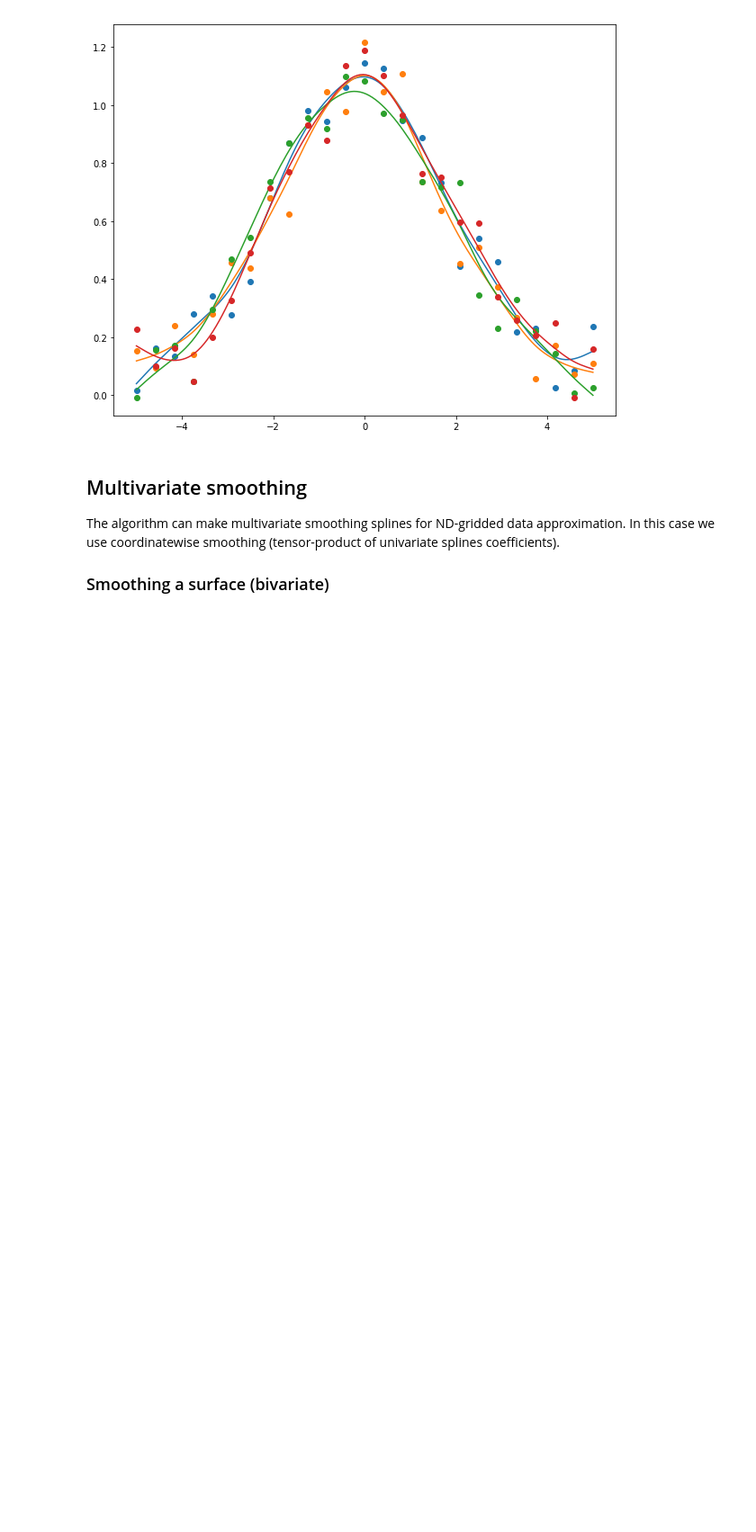
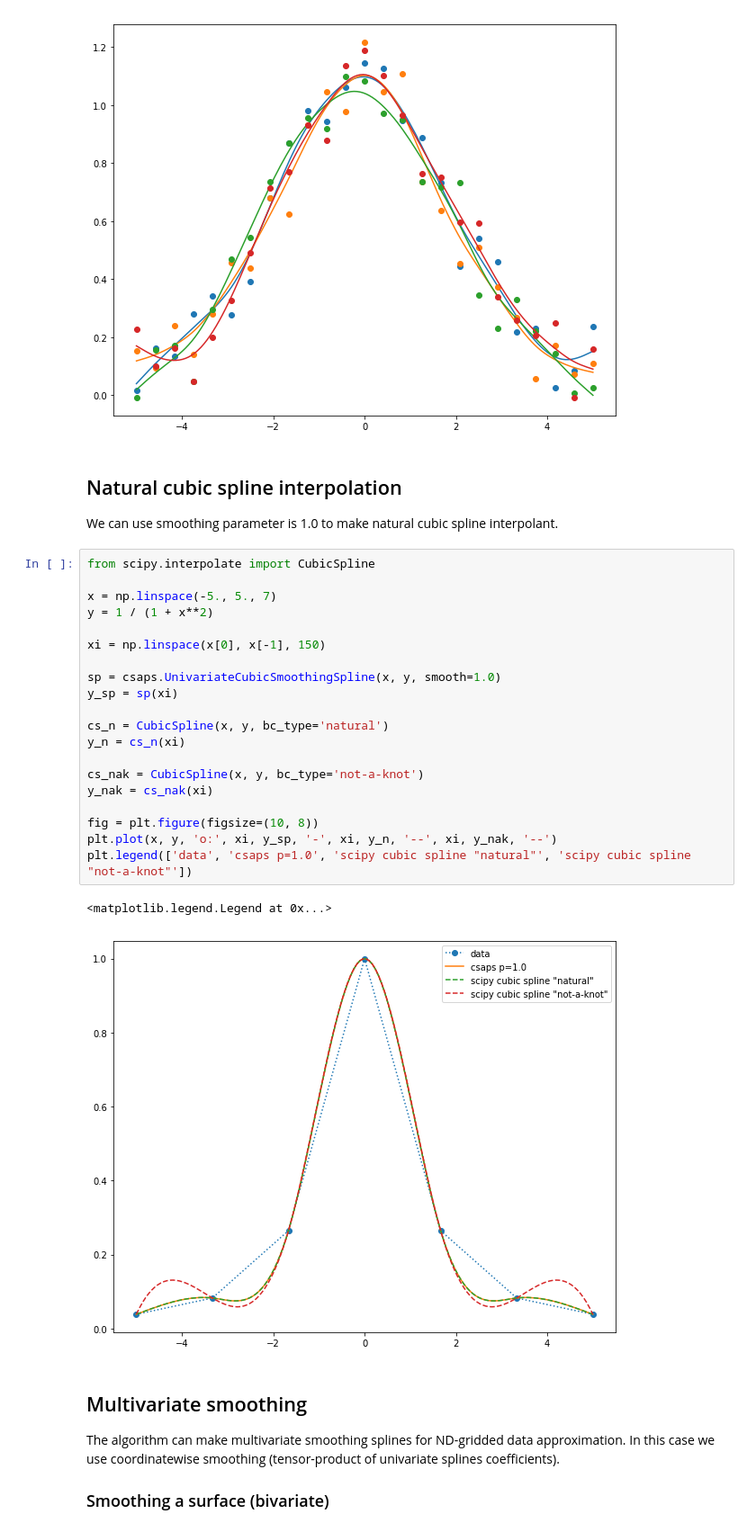
Before and after one commit to espdev/csaps, a Jupyter notebook: examples/csaps.ipynb, the cells around one changed output. Shown at 90% size. Cells and saved outputs as stored; diff of their text form; blank space fills up the shorter version.

Commit message:
Update examples notebook with natural cubic spline interpolation

```diff
--- a/examples/csaps.ipynb
+++ b/examples/csaps.ipynb
@@ -59,6 +59,33 @@ for y_i, yi_i, c_i in zip(y, yi, colors):
     plt.plot(xi, yi_i, '-', color=c_i)
 # %% [output]
 [figure]
+# %% [markdown]
+## Natural cubic spline interpolation
+
+We can use smoothing parameter is 1.0 to make natural cubic spline interpolant.
+# %%
+from scipy.interpolate import CubicSpline
+
+x = np.linspace(-5., 5., 7)
+y = 1 / (1 + x**2)
+
+xi = np.linspace(x[0], x[-1], 150)
+
+sp = csaps.UnivariateCubicSmoothingSpline(x, y, smooth=1.0)
+y_sp = sp(xi)
+
+cs_n = CubicSpline(x, y, bc_type='natural')
+y_n = cs_n(xi)
+
+cs_nak = CubicSpline(x, y, bc_type='not-a-knot')
+y_nak = cs_nak(xi)
+
+fig = plt.figure(figsize=(10, 8))
+plt.plot(x, y, 'o:', xi, y_sp, '-', xi, y_n, '--', xi, y_nak, '--')
+plt.legend(['data', 'csaps p=1.0', 'scipy cubic spline "natural"', 'scipy cubic spline "not-a-knot"'])
+# %% [output]
+<matplotlib.legend.Legend at 0x...>
+[figure, added]
 # %% [markdown]
 ## Multivariate smoothing
 
```
Also changed, not shown: parts of 1 cell of this notebook.
